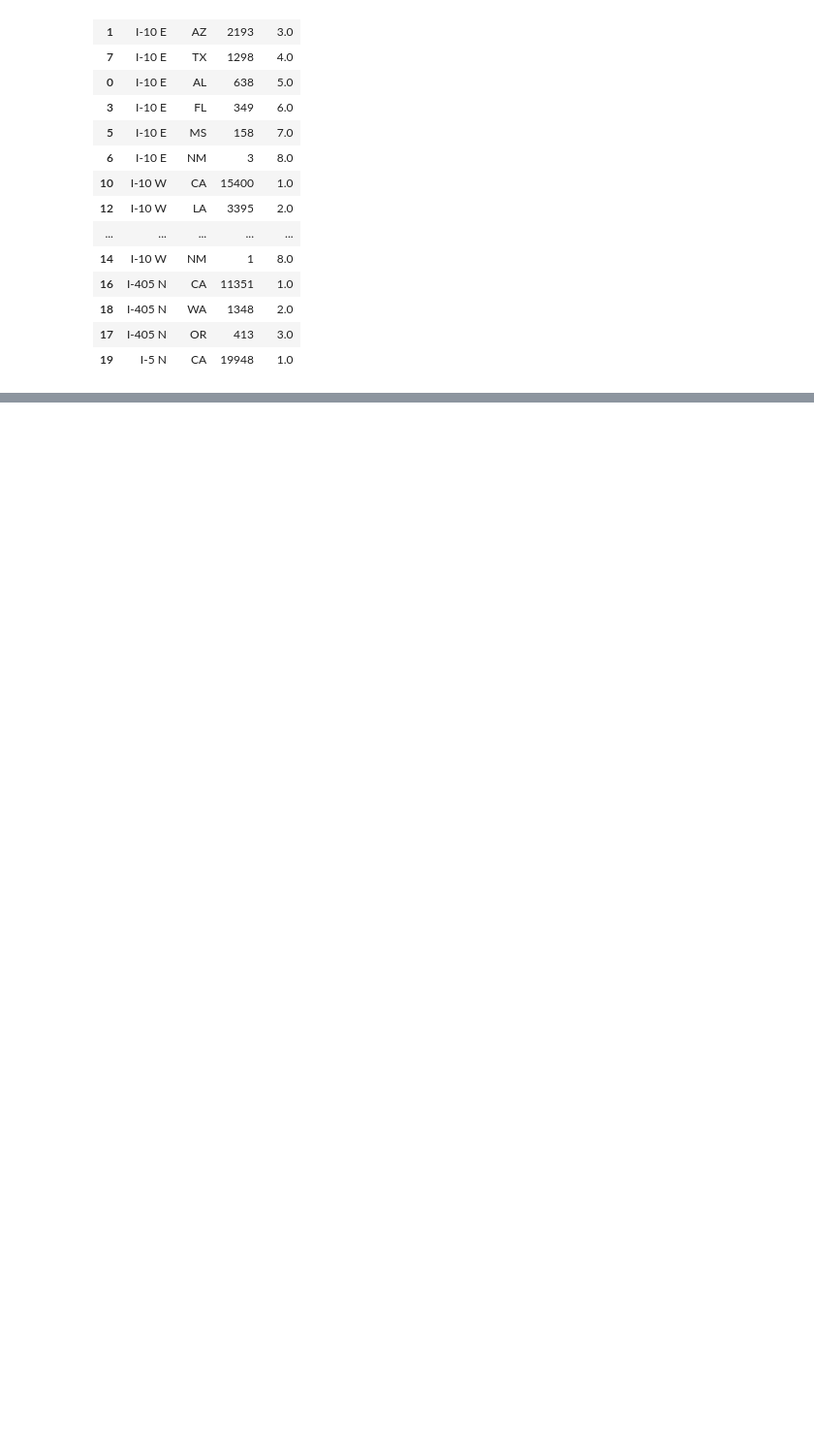
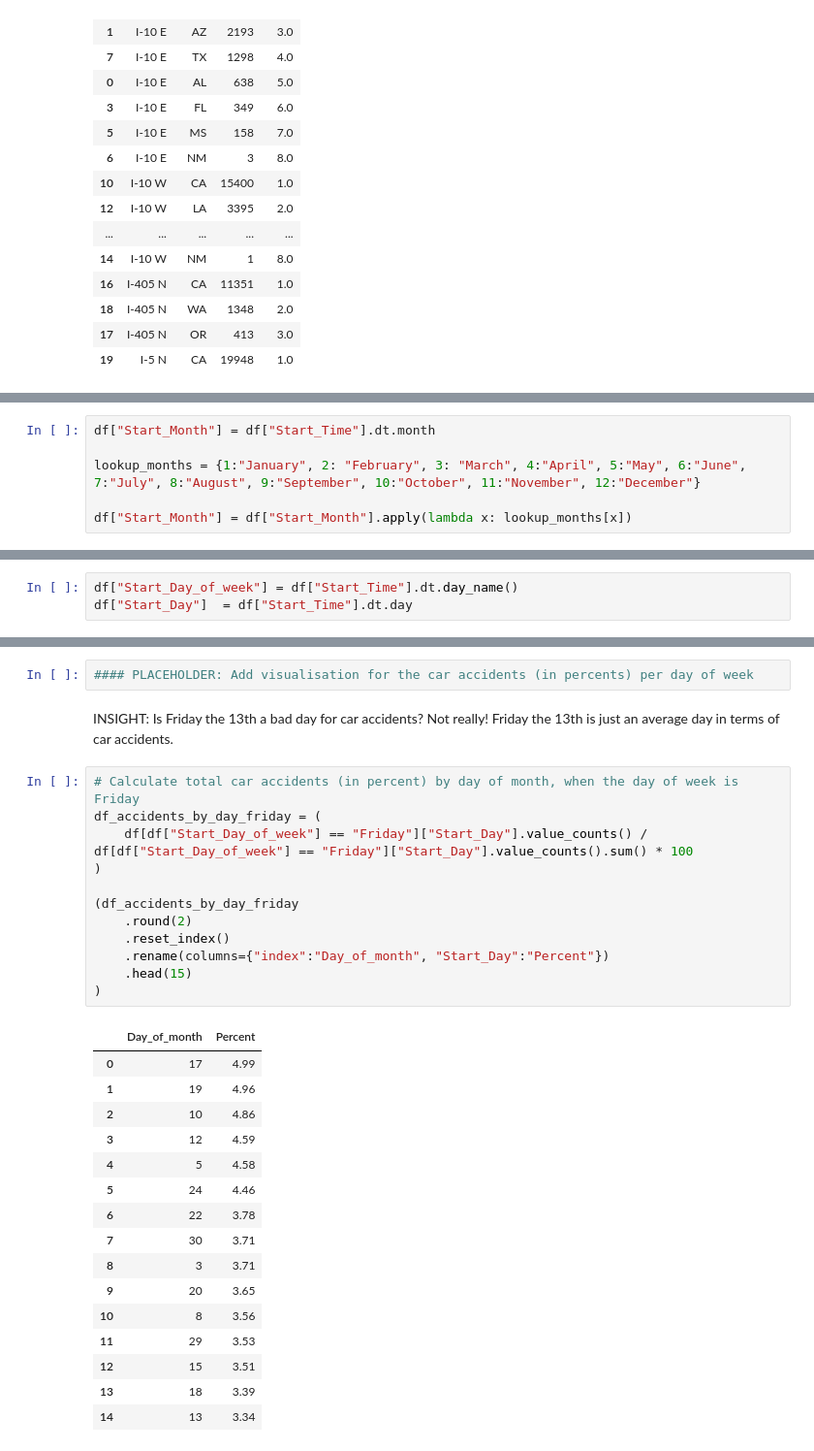
Before and after one commit to lyubol/Exploratory-Data-Analysis, a Jupyter notebook: EDA - US Accidents/US Accidents-checkpoint.ipynb, the cells around one changed output, grey strips where cells are left out. Shown at 97% size. Drawn from its saved outputs; the diff is of its cells as text; blank space fills up the shorter version.

```diff
--- a/EDA - US Accidents/US Accidents-checkpoint.ipynb
+++ b/EDA - US Accidents/US Accidents-checkpoint.ipynb
@@ -494,0 +549,6 @@ df_top_highways_by_state_ranked.sort_values(["Street", "Rank", "State"]).head(20
+# %%
+df["Start_Month"] = df["Start_Time"].dt.month
+
+lookup_months = {1:"January", 2: "February", 3: "March", 4:"April", 5:"May", 6:"June", 7:"July", 8:"August", 9:"September", 10:"October", 11:"November", 12:"December"}
+
+df["Start_Month"] = df["Start_Month"].apply(lambda x: lookup_months[x])
@@ -494,0 +585,3 @@ df_top_highways_by_state_ranked.sort_values(["Street", "Rank", "State"]).head(20
+# %%
+df["Start_Day_of_week"] = df["Start_Time"].dt.day_name()
+df["Start_Day"]  = df["Start_Time"].dt.day
@@ -494,0 +607,33 @@ df_top_highways_by_state_ranked.sort_values(["Street", "Rank", "State"]).head(20
+# %%
+#### PLACEHOLDER: Add visualisation for the car accidents (in percents) per day of week
+# %% [markdown]
+INSIGHT: Is Friday the 13th a bad day for car accidents? Not really! Friday the 13th is just an average day in terms of car accidents.
+# %%
+# Calculate total car accidents (in percent) by day of month, when the day of week is Friday
+df_accidents_by_day_friday = (
+    df[df["Start_Day_of_week"] == "Friday"]["Start_Day"].value_counts() / df[df["Start_Day_of_week"] == "Friday"]["Start_Day"].value_counts().sum() * 100
+)
+
+(df_accidents_by_day_friday
+    .round(2)
+    .reset_index()
+    .rename(columns={"index":"Day_of_month", "Start_Day":"Percent"})
+    .head(15)
+)
+# %% [output]
+|  | Day_of_month | Percent |
+| 0 | 17 | 4.99 |
+| 1 | 19 | 4.96 |
+| 2 | 10 | 4.86 |
+| 3 | 12 | 4.59 |
+| 4 | 5 | 4.58 |
+| 5 | 24 | 4.46 |
+| 6 | 22 | 3.78 |
+| 7 | 30 | 3.71 |
+| 8 | 3 | 3.71 |
+| 9 | 20 | 3.65 |
+| 10 | 8 | 3.56 |
+| 11 | 29 | 3.53 |
+| 12 | 15 | 3.51 |
+| 13 | 18 | 3.39 |
+| 14 | 13 | 3.34 |
```
Also changed, not shown: parts of 21 cells of this notebook.
